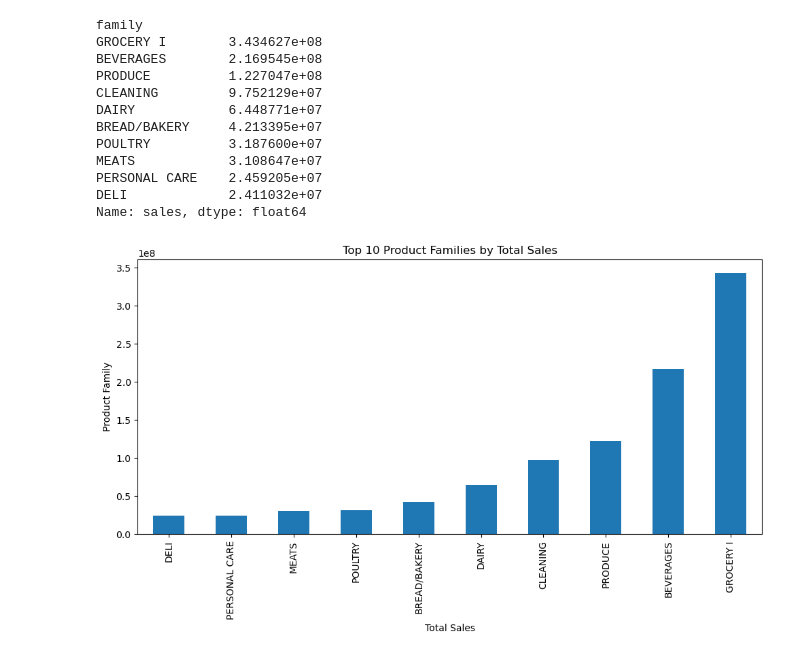
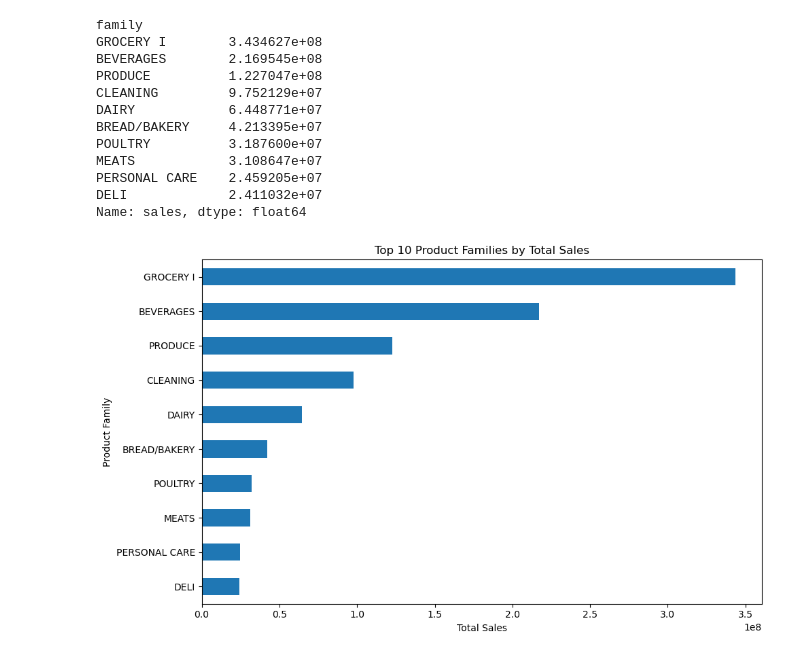
Before and after one commit to clia7/Data_Analytics_Journey, a Jupyter notebook: 06_Store_Sales_Case_Study/notebooks/01_Store_Sales_EDA.ipynb, the cells around one changed output. Drawn from its saved outputs; the diff is of its cells as text; code cells hidden in the pictures.

```diff
--- a/06_Store_Sales_Case_Study/notebooks/01_Store_Sales_EDA.ipynb
+++ b/06_Store_Sales_Case_Study/notebooks/01_Store_Sales_EDA.ipynb
@@ -730,12 +730,12 @@ DELI             2.411032e+07
 Name: sales, dtype: float64
 # %%
 # Plot top 10 product families
-family_sales.head(10).sort_values().plot(kind='bar', figsize=(10, 6))
+family_sales.head(10).sort_values().plot(kind='barh', figsize=(10, 6))
 
 plt.title('Top 10 Product Families by Total Sales')
 plt.xlabel('Total Sales')
 plt.ylabel('Product Family')
 plt.tight_layout()
 plt.show()
 # %% [output]
-[figure, old version]
+[figure, new version]
```
